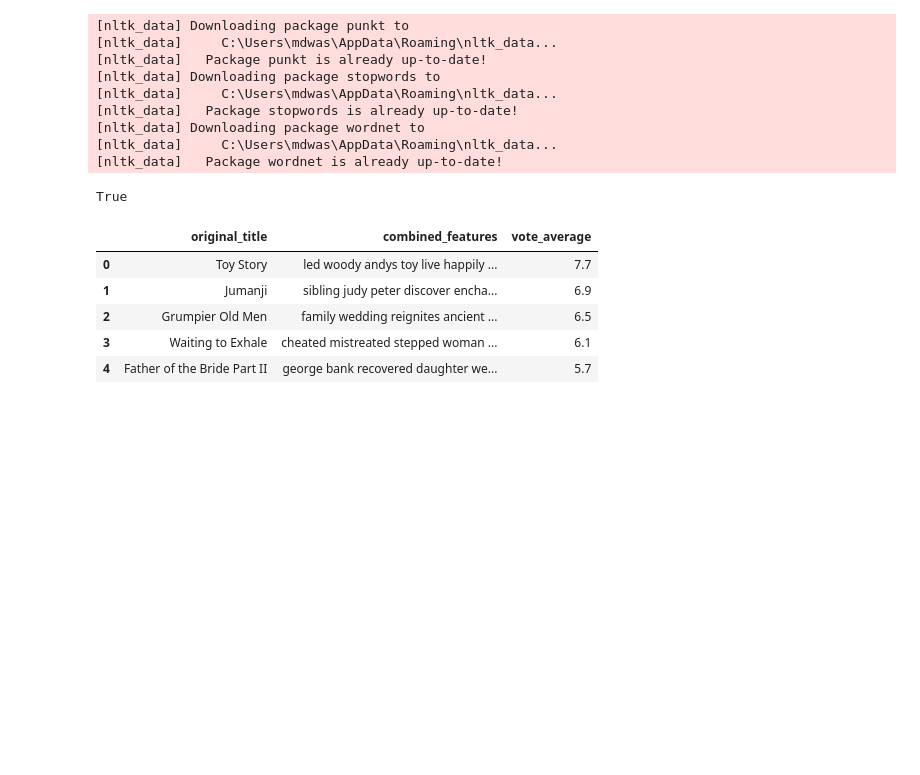
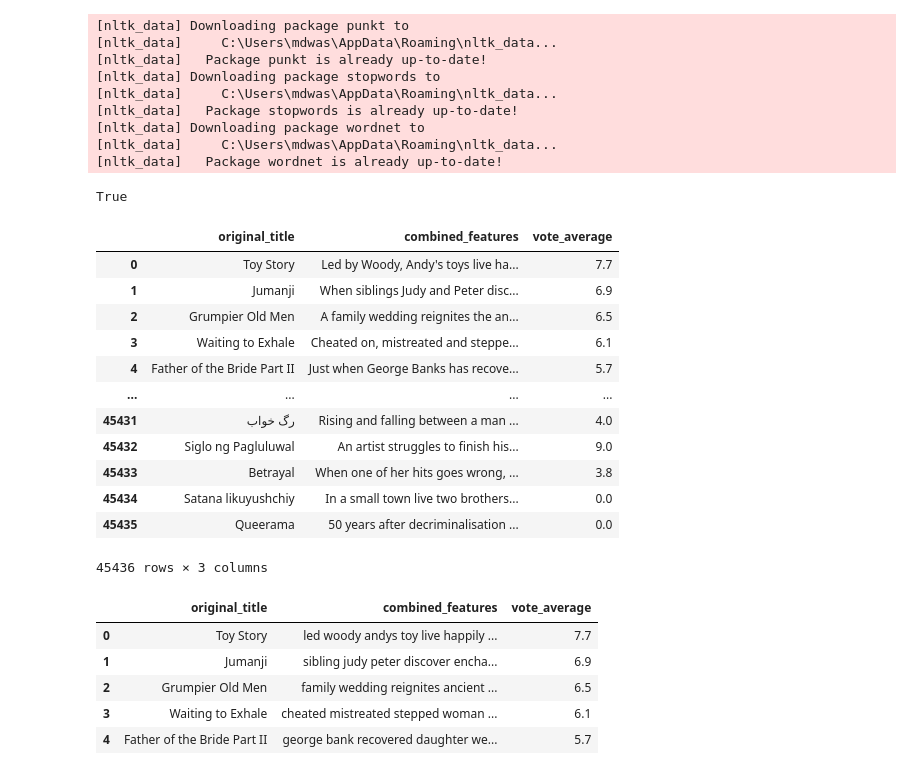
Before and after one commit to washim04x/movie-recommender-system, a Jupyter notebook: notebooks/eda.ipynb, the cells around one changed output. Cells and saved outputs as stored; diff of their text form; code cells hidden in the pictures; blank space fills up the shorter version.

```diff
--- a/notebooks/eda.ipynb
+++ b/notebooks/eda.ipynb
@@ -258,6 +304,21 @@ True
 # %%
 stop_words = set(stopwords.words('english'))
 lemmatizer = WordNetLemmatizer()
+df
+# %% [output]
+|  | original_title | combined_features | vote_average |
+| 0 | Toy Story | Led by Woody, Andy's toys live ha... | 7.7 |
+| 1 | Jumanji | When siblings Judy and Peter disc... | 6.9 |
+| 2 | Grumpier Old Men | A family wedding reignites the an... | 6.5 |
+| 3 | Waiting to Exhale | Cheated on, mistreated and steppe... | 6.1 |
+| 4 | Father of the Bride Part II | Just when George Banks has recove... | 5.7 |
+| ... | ... | ... | ... |
+| 45431 | رگ خواب | Rising and falling between a man ... | 4.0 |
+| 45432 | Siglo ng Pagluluwal | An artist struggles to finish his... | 9.0 |
+| 45433 | Betrayal | When one of her hits goes wrong, ... | 3.8 |
+| 45434 | Satana likuyushchiy | In a small town live two brothers... | 0.0 |
+| 45435 | Queerama | 50 years after decriminalisation ... | 0.0 |
+45436 rows × 3 columns
 # %%
 
 import string
```
Also changed, not shown: parts of 14 cells of this notebook, 22 other files.
